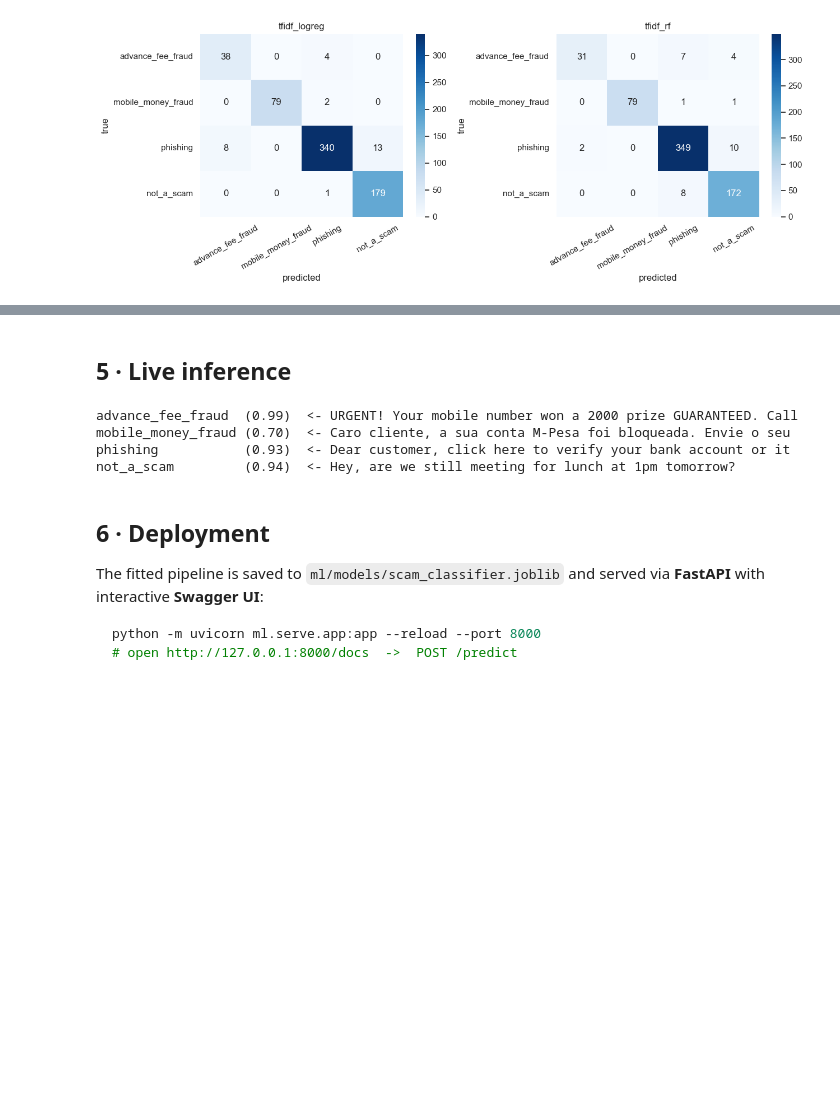
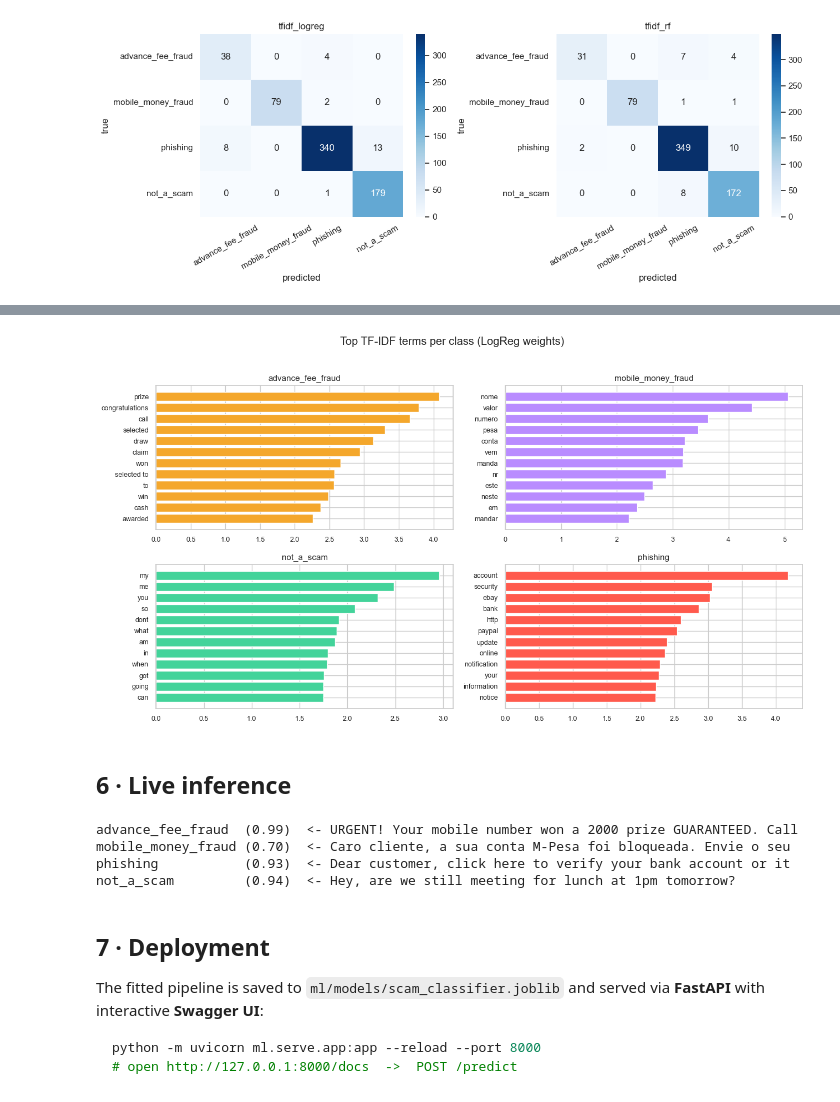
Before and after one commit to Wilsons-Navid/report-Demo, a Jupyter notebook: ml/notebooks/model_demo.ipynb, the cells around one changed output, grey strips where cells are left out. Cells and saved outputs as stored; diff of their text form; code cells hidden in the pictures; blank space fills up the shorter version.

````diff
--- a/ml/notebooks/model_demo.ipynb
+++ b/ml/notebooks/model_demo.ipynb
@@ -128,5 +148,20 @@ phishing            : account, security, ebay, bank, http, paypal, update, onlin
+# %%
+lr = pipes['tfidf_logreg']
+vec = lr.named_steps['tfidf']; clf = lr.named_steps['clf']
+feats = np.array(vec.get_feature_names_out())
+fig, ax = plt.subplots(2, 2, figsize=(13, 7))
+colors = {'phishing':'#ff5a4d','advance_fee_fraud':'#f4a72c',
+          'mobile_money_fraud':'#b98cff','not_a_scam':'#43d39a'}
+for a, c in zip(ax.ravel(), clf.classes_):
+    idx = np.argsort(clf.coef_[list(clf.classes_).index(c)])[-12:]
+    a.barh(feats[idx], clf.coef_[list(clf.classes_).index(c)][idx], color=colors.get(c,'#888'))
+    a.set_title(c, fontsize=11); a.tick_params(labelsize=9)
+plt.suptitle('Top TF-IDF terms per class (LogReg weights)', y=1.02)
+plt.tight_layout(); plt.show()
+# %% [output]
+[figure, added]
 # %% [markdown]
-## 5 · Live inference
+## 6 · Live inference
 # %%
 examples = [
   'URGENT! Your mobile number won a 2000 prize GUARANTEED. Call 09061790121 to claim.',
@@ -144,7 +179,7 @@ mobile_money_fraud (0.70)  <- Caro cliente, a sua conta M-Pesa foi bloqueada. En
 phishing           (0.93)  <- Dear customer, click here to verify your bank account or it
 not_a_scam         (0.94)  <- Hey, are we still meeting for lunch at 1pm tomorrow?
 # %% [markdown]
-## 6 · Deployment
+## 7 · Deployment
 The fitted pipeline is saved to `ml/models/scam_classifier.joblib` and served via **FastAPI** with interactive **Swagger UI**:
 
 ```bash
````
Also changed, not shown: parts of 8 cells of this notebook, 5 other files.
